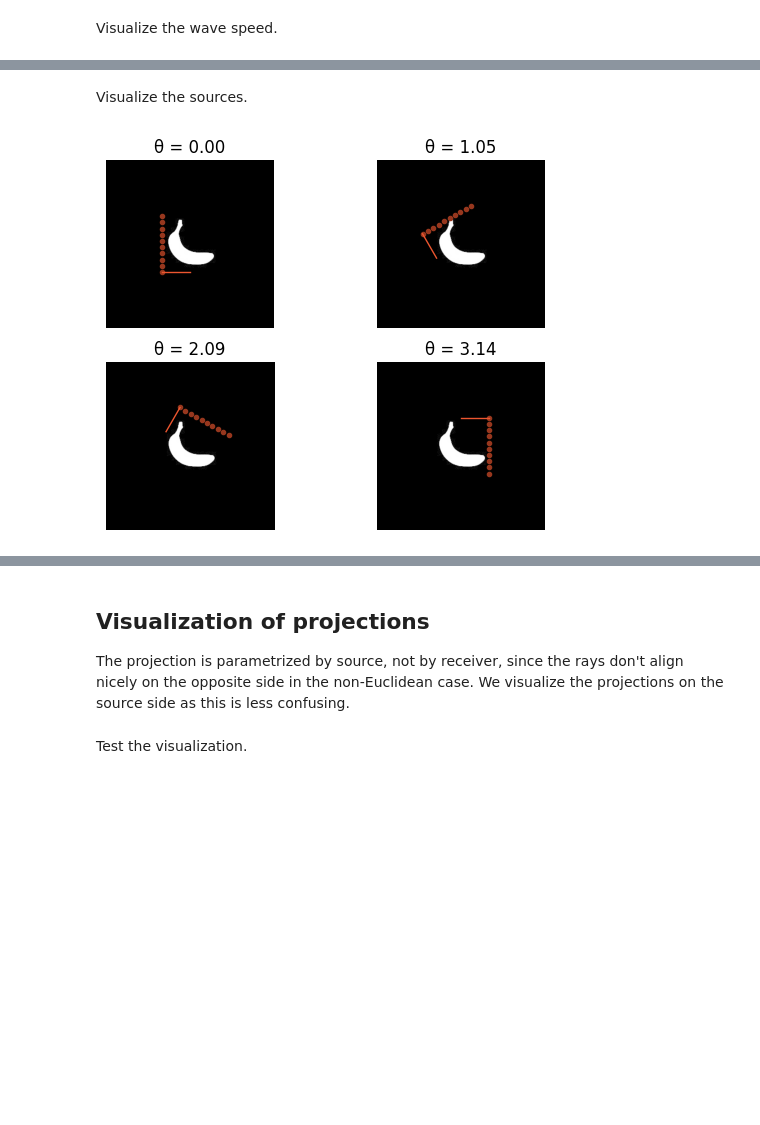
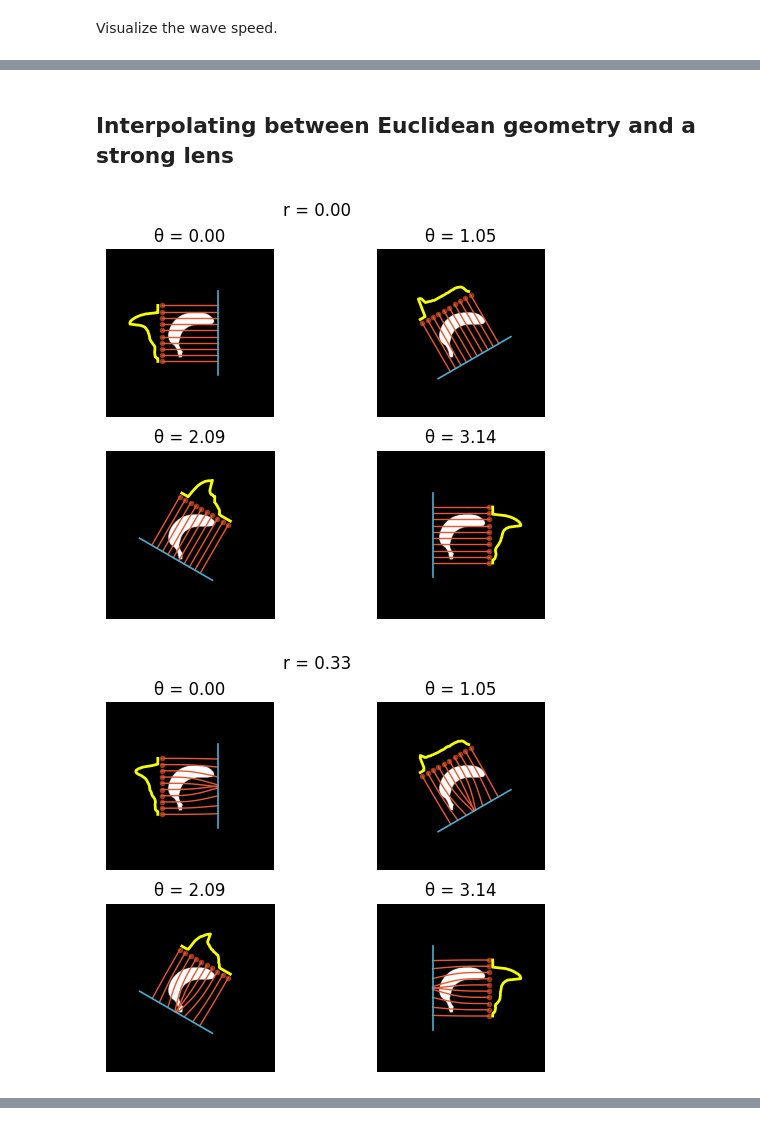
Before and after one commit to l-oksanen/geod-ray-trans, a Jupyter notebook: geod_ray.ipynb, the cells around one changed output, grey strips where cells are left out. Saved outputs shown, nothing was run; the diff lists cells and outputs as text; code cells hidden in the pictures; blank space fills up the shorter version.

```diff
--- a/geod_ray.ipynb
+++ b/geod_ray.ipynb
@@ -24,8 +33,6 @@ Visualize the phantom.
 # %%
 ph = imread(phantom_path, as_gray=True)
 
-Nph = ph.shape[0]
-
-plt.imshow(ph, cmap="gray")
-print(f"Width of the phantom {Nph} (must have width=height)")
+coords = Coords(Nph=ph.shape[0])
+plot_ph(coords, ph)
 # %% [output]
@@ -188,8 +259,0 @@ The sources are on the line segment $\{-1\} \times [-1,1]$ emitting to the direc
-# %%
-def sources(th=0, Nrays=10):
-    rmat = np.array(
-        [[np.cos(-th), -np.sin(-th)], [np.sin(-th), np.cos(-th)]]
-    )
-    return rmat @ np.stack(
-        [np.full(Nrays, -1), np.linspace(-1, 1, Nrays)]
-    ), rmat @ [1, 0]
@@ -204,27 +287,43 @@ def plot_sources(src_pts, pp=pp):
 # %% [markdown]
-Visualize the sources.
+## Interpolating between Euclidean geometry and a strong lens
 # %%
-fig, axes = plt.subplots(2, 2)
-ths = np.linspace(0, np.pi, 4)
+rs = np.linspace(0, 1, 4)
+Nrays = 40
 
-for ax, th in zip(axes.flat, ths):
-    plt.sca(ax)
-    plot_phantom()
+for r in rs:
+    c = r * c_sym + (1 - r)
+    Gammas_c = Gammas(c, [x, y])
 
-    src_pts, src_dir = sources(th=th)
+    fig, axes = plt.subplots(2, 2)
+    fig.suptitle(f"r = {r:.2f}")
+    ths = np.linspace(0, np.pi, 4)
 
-    plot_sources(src_pts)
+    prs = np.zeros((len(rs), Nrays))
+    for i in range(len(ths)):
+        prs[i, :] = project(ph, Gammas_c, Nrays=Nrays, th=ths[i])
+    prs_max = np.max(prs)
 
-    # Source direction
-    p0 = src_pts[:, 0]
-    plt.plot(
-        *to_canvas(np.stack([p0, p0 + src_dir]).T),
-        "-",
-        color=palette["Xraycolor"],
-        linewidth=1,
-    )
+    for i in range(len(ths)):
+        plt.sca(axes.flat[i])
+        th = ths[i]
+        pr = prs[i, :]
 
-    plt.gca().set_title(f"θ = {th:.2f}")
-    plt.gca().axis("off")
+        plot_init(coords)
+        plot_ph(coords, ph)
+
+        src_pts, src_dir = sources(th=th)
+        plot_sources(coords, src_pts)
+
+        for src_pt in src_pts.T:
+            plot_geod(
+                coords, solve_geod(src_pt, src_dir, Gammas_c), th=th
+            )
+
+        plot_pr(coords, pr, prs_max, th=th)
+        plot_detector(coords, th=th)
+
+        plt.gca().set_title(f"θ = {th:.2f}")
+        plt.gca().axis("off")
 # %% [output]
-[figure, old version]
+[figure, new version]
+[figure, added]
@@ -231,4 +331,0 @@ for ax, th in zip(axes.flat, ths):
-# %% [markdown]
-## Visualization of projections
-
-The projection is parametrized by source, not by receiver, since the rays don't align nicely on the opposite side in the non-Euclidean case. We visualize the projections on the source side as this is less confusing.
@@ -256,2 +331,0 @@ def plot_pr(pr, MAXsino, th=0, pp=pp):
-# %% [markdown]
-Test the visualization.
```
Also changed, not shown: parts of 56 cells of this notebook.
